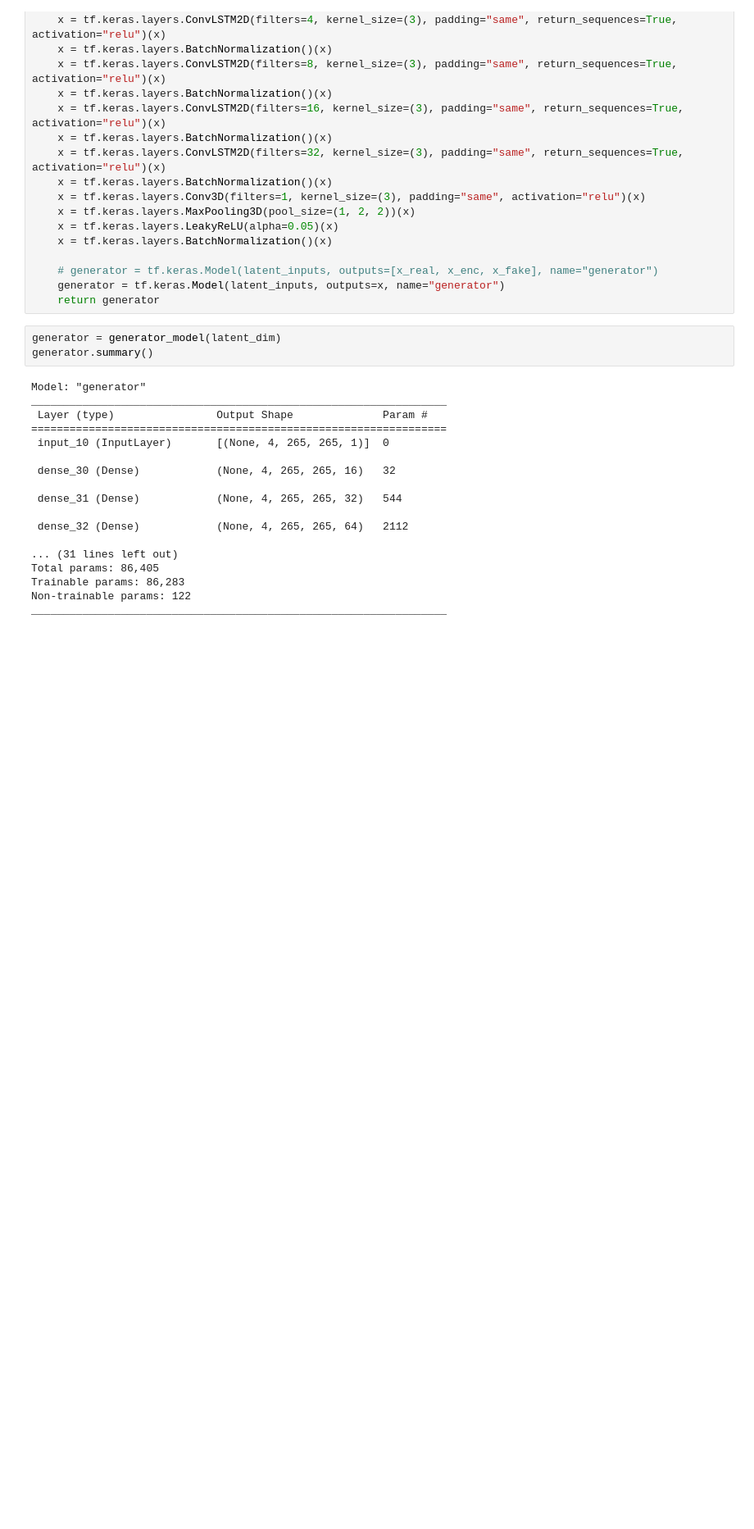
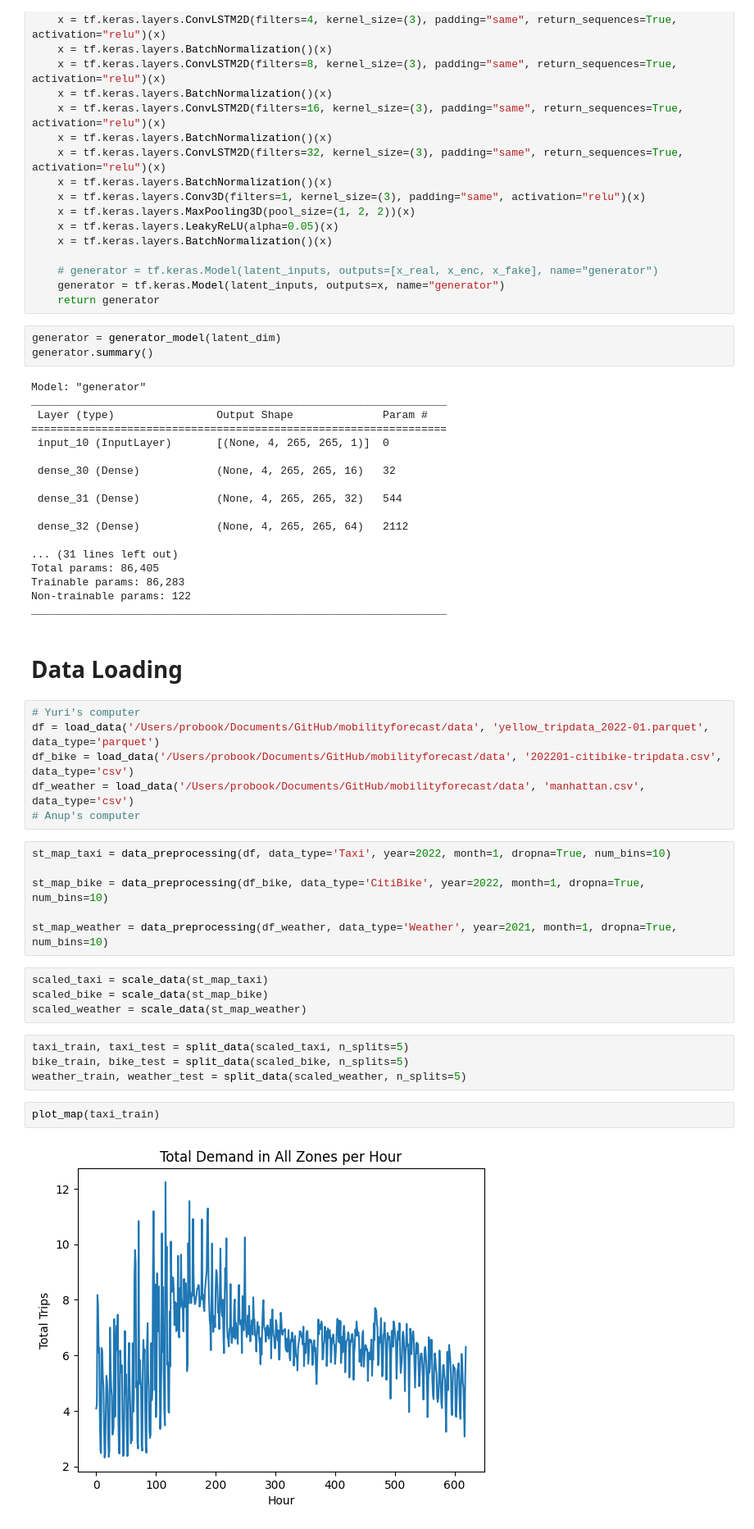
Before and after one commit to Anup8777/MobilityForecast, a Jupyter notebook: src/main.ipynb, the cells around one changed output. Shown at 82% size. Saved outputs shown, nothing was run; the diff lists cells and outputs as text; blank space fills up the shorter version.

Commit message:
Updated data_utils with new preprocessing and utility methods, updated main to use methods

```diff
--- a/src/main.ipynb
+++ b/src/main.ipynb
@@ -350,3 +354,29 @@ Total params: 86,405
 Trainable params: 86,283
 Non-trainable params: 122
 _________________________________________________________________
+# %% [markdown]
+# Data Loading
+# %%
+# Yuri's computer
+df = load_data('/Users/probook/Documents/GitHub/mobilityforecast/data', 'yellow_tripdata_2022-01.parquet', data_type='parquet')
+df_bike = load_data('/Users/probook/Documents/GitHub/mobilityforecast/data', '202201-citibike-tripdata.csv', data_type='csv')
+df_weather = load_data('/Users/probook/Documents/GitHub/mobilityforecast/data', 'manhattan.csv', data_type='csv')
+# Anup's computer
+# %%
+st_map_taxi = data_preprocessing(df, data_type='Taxi', year=2022, month=1, dropna=True, num_bins=10)
+
+st_map_bike = data_preprocessing(df_bike, data_type='CitiBike', year=2022, month=1, dropna=True, num_bins=10)
+
+st_map_weather = data_preprocessing(df_weather, data_type='Weather', year=2021, month=1, dropna=True, num_bins=10)
+# %%
+scaled_taxi = scale_data(st_map_taxi)
+scaled_bike = scale_data(st_map_bike)
+scaled_weather = scale_data(st_map_weather)
+# %%
+taxi_train, taxi_test = split_data(scaled_taxi, n_splits=5)
+bike_train, bike_test = split_data(scaled_bike, n_splits=5)
+weather_train, weather_test = split_data(scaled_weather, n_splits=5)
+# %%
+plot_map(taxi_train)
+# %% [output]
+[figure, added]
```
Also changed, not shown: parts of 2 cells of this notebook, 2 other files.
